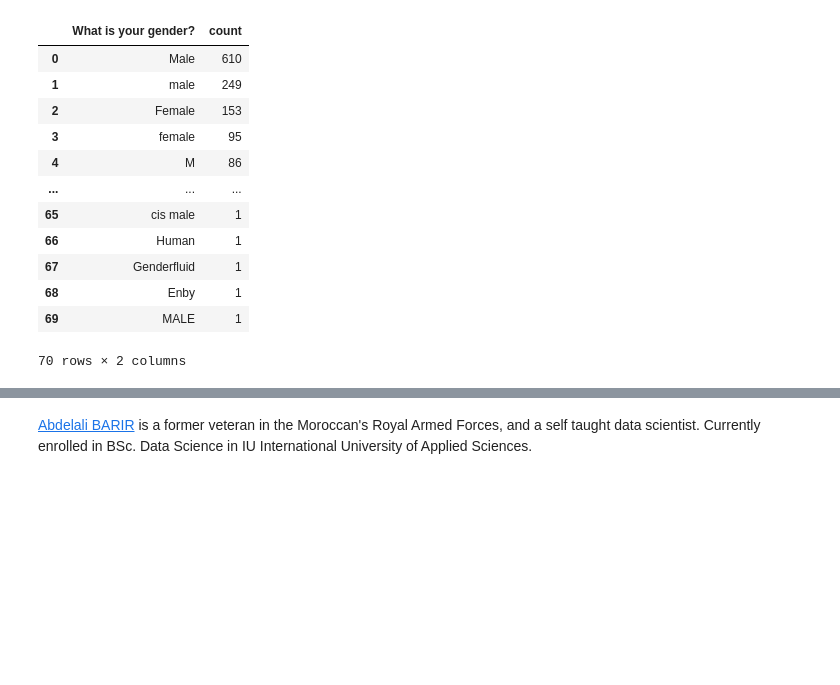
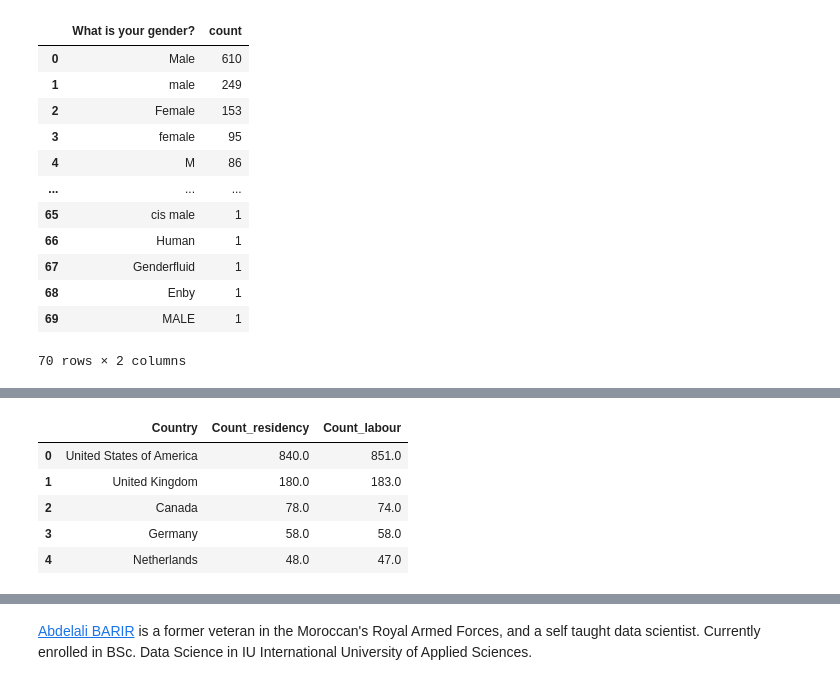
Before and after one commit to Alianger18/Projects_Portfolio, a Jupyter notebook: Project - Clustering/notebooks/MLUSL01.ipynb, the cells around one changed output, grey strips where cells are left out. Saved outputs shown, nothing was run; the diff lists cells and outputs as text; code cells hidden in the pictures; blank space fills up the shorter version.

```diff
--- a/Project - Clustering/notebooks/MLUSL01.ipynb
+++ b/Project - Clustering/notebooks/MLUSL01.ipynb
@@ -749,0 +491,20 @@ us_map.save("heatmap_us_map.html")
+# %%
+# Setting the dataframe explaining the count of respondents per country
+df_1 = pd.DataFrame(data["What country do you live in?"].value_counts()).reset_index()
+df_2 = pd.DataFrame(data["What country do you work in?"].value_counts()).reset_index()
+
+# Adjusting the column names
+df_1.columns = df_2.columns = ["Country", "Count"]
+
+# Merging the two dataframes
+countries_df = pd.merge(df_1, df_2, on="Country", how="outer", suffixes=("_residency", "_labour"))
+
+# Displaying the results
+countries_df.head()
+# %% [output]
+|  | Country | Count_residency | Count_labour |
+| 0 | United States of America | 840.0 | 851.0 |
+| 1 | United Kingdom | 180.0 | 183.0 |
+| 2 | Canada | 78.0 | 74.0 |
+| 3 | Germany | 58.0 | 58.0 |
+| 4 | Netherlands | 48.0 | 47.0 |
```
Also changed, not shown: parts of 37 cells of this notebook.
